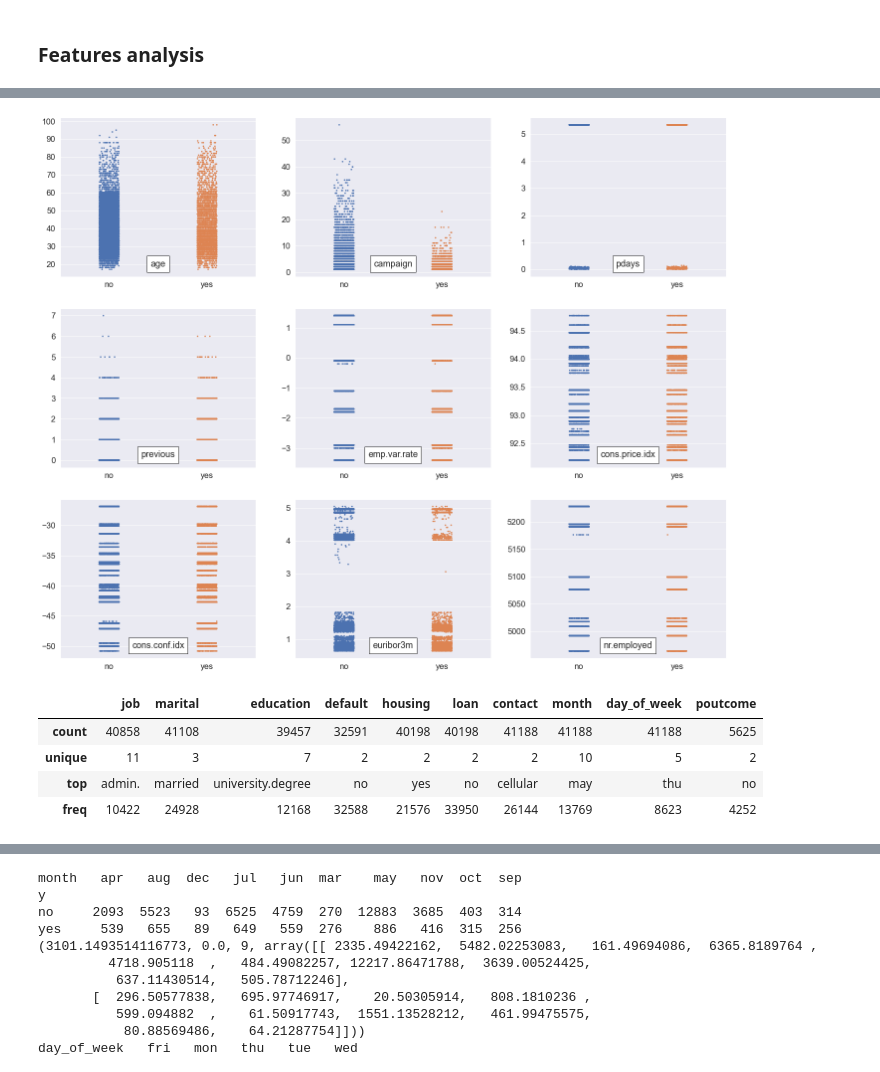
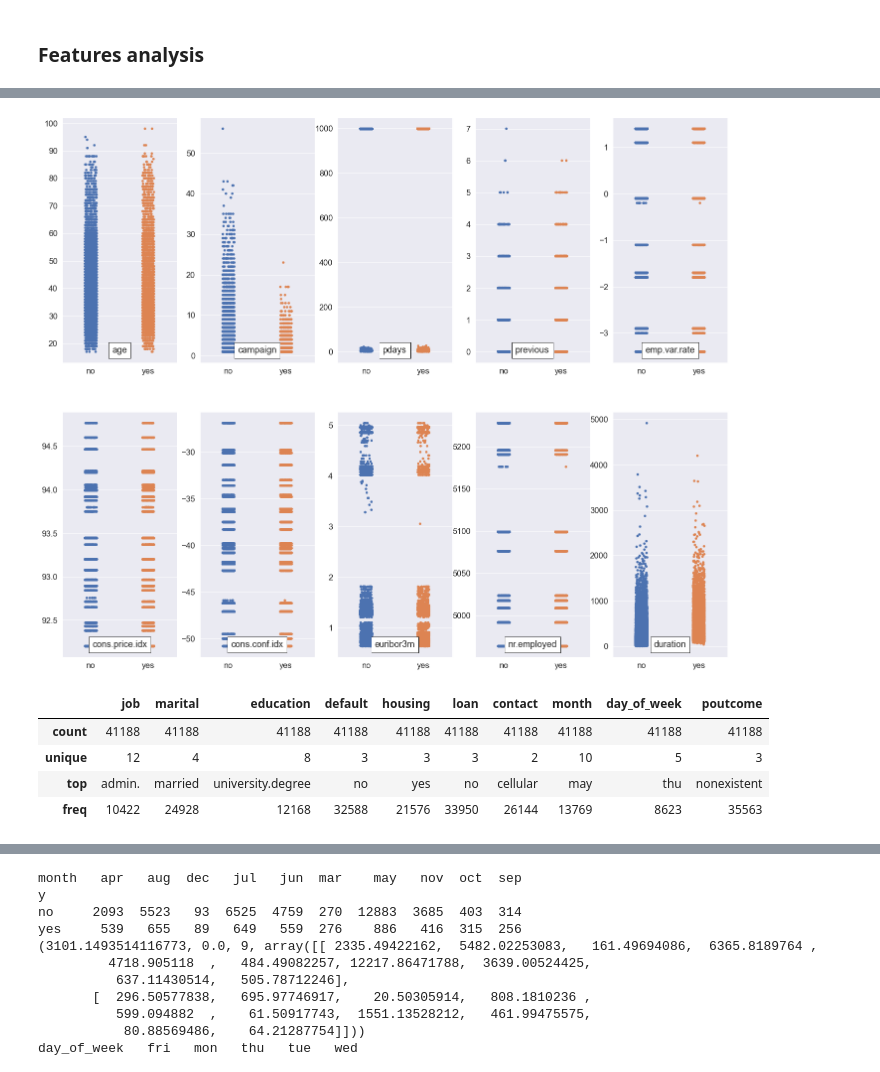
Before and after one commit to JumpyJumpy/Portuguese_Bank_Marketing_Data_Set, a Jupyter notebook: code/eda.ipynb, the cells around one changed output, grey strips where cells are left out. Cells and saved outputs as stored; diff of their text form; code cells hidden in the pictures.

```diff
--- a/code/eda.ipynb
+++ b/code/eda.ipynb
@@ -10,6 +10,8 @@ from matplotlib.offsetbox import AnchoredText
 
 pd.set_option("display.max_columns", None)
 # %%
-bank = pd.read_csv("../data/bank.csv")
+# bank = pd.read_csv("../data/bank.csv")
+bank = pd.read_csv("../data/Casestudy Data.csv")
+# bank = bank.join(duration)
 bank.describe()
 # %% [output]
@@ -44,0 +27,4 @@ memory usage: 6.3+ MB
+# %%
+bank = bank.replace("nonexistent", value = np.nan)
+bank = bank.replace("unknown", value = np.nan)
+bank.info()
@@ -56,5 +60,17 @@ sns.histplot(bank["previous"], ax = ax[1])
-# %%
-bank["y"] = bank["y"].map({1: "yes", 0: "no"})
-conti_feature = ['age', 'campaign', 'pdays', 'previous', 'emp.var.rate',
-                 'cons.price.idx', 'cons.conf.idx',
-                 'euribor3m', 'nr.employed']
+# %%
+conti_feature = ['age', 'campaign', 'pdays', 'previous', 'emp.var.rate',
+                 'cons.price.idx', 'cons.conf.idx',
+                 'euribor3m', 'nr.employed', 'duration']
+
+
+
+
+for col in bank.columns[~bank.columns.isin(conti_feature)]:
+    plt.figure(figsize=(10, 10))
+    values = bank[col].value_counts()
+    plt.pie(
+        values,
+        labels=values.index,
+        autopct=lambda p: '{:.2f}%  ({:,.0f})'.format(p, p * sum(values) / 100),)
+    plt.title(f"{col} data proportion")
+    plt.show()
@@ -61,25 +99,21 @@ conti_feature = ['age', 'campaign', 'pdays', 'previous', 'emp.var.rate',
 # %%
 fig = plt.figure(figsize = (24, 20))
 sns.set(font_scale = 1.5)
 for i in range(len(conti_feature)):
-    fig.add_subplot(3, 3, i + 1)
+    fig.add_subplot(2, 5, i + 1)
     ax = sns.stripplot(y = conti_feature[i], x = "y", data = bank,
-                       jitter = True, s = 3)
+                       jitter = True, s = 5)
     anchoredtext = AnchoredText(conti_feature[i], loc = 'lower center')
     ax.add_artist(anchoredtext)
     plt.xlabel("")
     plt.ylabel("")
 
 plt.show()
 # %% [output]
-[figure, old version]
+[figure, new version]
 # %%
 non_conti_feature = bank.columns[~bank.columns.isin(conti_feature)].tolist()
 non_conti_feature.pop()
-bank[non_conti_feature] = bank[non_conti_feature].astype("category")
-bank[non_conti_feature] = bank[non_conti_feature].replace(1, "yes")
-bank[non_conti_feature] = bank[non_conti_feature].replace(0, "no")
-
 """
 job = ['unemployed', 'retired', 'blue-collar', 'services', 'self-employed',
        'admin.', 'technician', 'management', 'entrepreneur']
@@ -101,10 +135,10 @@ bank["education"] = bank["education"].map(edu_map)
 bank[non_conti_feature].describe()
 # %% [output]
 |  | job | marital | education | default | housing | loan | contact | month | day_of_week | poutcome |
-| count | 40858 | 41108 | 39457 | 32591 | 40198 | 40198 | 41188 | 41188 | 41188 | 5625 |
-| unique | 11 | 3 | 7 | 2 | 2 | 2 | 2 | 10 | 5 | 2 |
-| top | admin. | married | university.degree | no | yes | no | cellular | may | thu | no |
-| freq | 10422 | 24928 | 12168 | 32588 | 21576 | 33950 | 26144 | 13769 | 8623 | 4252 |
+| count | 41188 | 41188 | 41188 | 41188 | 41188 | 41188 | 41188 | 41188 | 41188 | 41188 |
+| unique | 12 | 4 | 8 | 3 | 3 | 3 | 2 | 10 | 5 | 3 |
+| top | admin. | married | university.degree | no | yes | no | cellular | may | thu | nonexistent |
+| freq | 10422 | 24928 | 12168 | 32588 | 21576 | 33950 | 26144 | 13769 | 8623 | 35563 |
 # %%
 bank.info()
 # %% [output]
```
Also changed, not shown: parts of 8 cells of this notebook, 3 other files.
